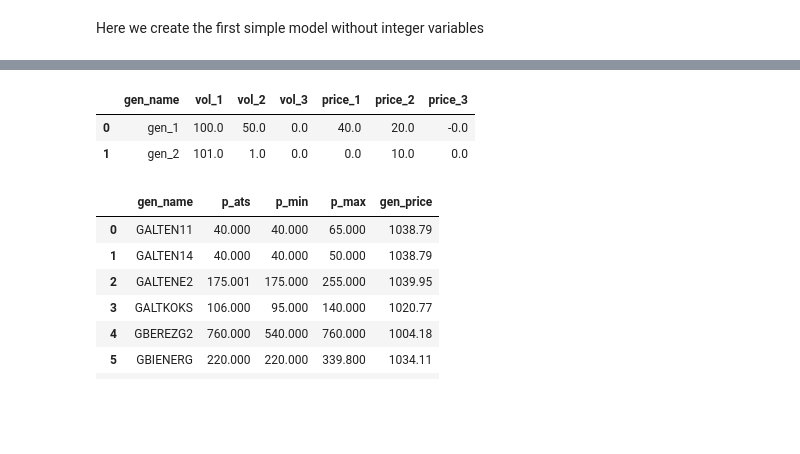
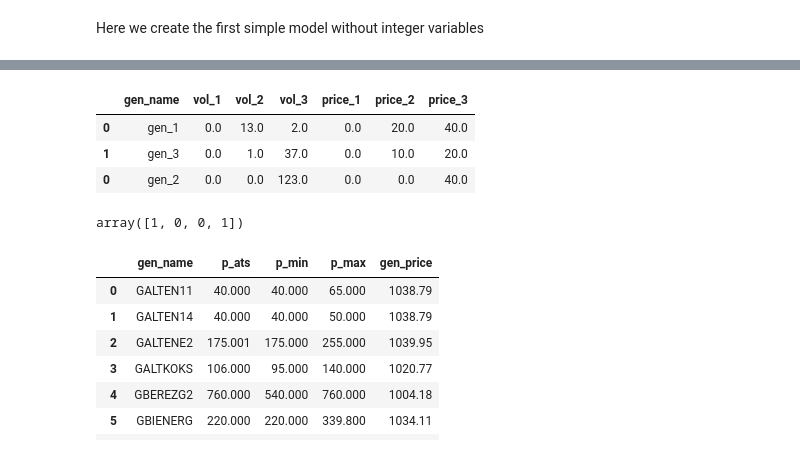
Before and after one commit to Skalolom/ModelBids, a Jupyter notebook: simple_model.ipynb, the cells around one changed output, grey strips where cells are left out. Cells and saved outputs as stored; diff of their text form; code cells hidden in the pictures; blank space fills up the shorter version.

Commit message:
added marginal generators

```diff
--- a/simple_model.ipynb
+++ b/simple_model.ipynb
@@ -161,6 +236,15 @@ def decompose_supply_curve(
         supply_prices: np.ndarray,
         gen_df: pd.DataFrame
 ) -> pd.DataFrame:
+
+    supply_curve = pd.DataFrame({'price': supply_prices, 'volume': supply_volumes})
+    marginal_gen_bids, supply_curve, gen_df = compute_marginal_generators(
+        supply_curve=supply_curve,
+        gen_df=gen_df
+    )
+
+    supply_volumes = supply_curve.loc[:, 'volume'].to_numpy()
+    supply_prices = supply_curve.loc[:, 'price'].to_numpy()
     gen_matrix = gen_df.to_numpy()[:, 1:]
     n, m = supply_volumes.shape[0], gen_matrix.shape[0]
     k = 2*n*m + 4*m
@@ -185,7 +269,7 @@ def decompose_supply_curve(
     #     np.zeros(n*m)
     # ))
     #c = np.concatenate((np.zeros(n*m), np.tile(np.append(1e2*np.ones(1), np.ones(n-1)), (1, m)).flatten(), np.ones(4*m)))
-    c = np.concatenate((np.ones(n*m), -1*np.ones(n*m), np.ones(4*m)))
+    c = np.concatenate((np.ones(n*m), -1*np.zeros(n*m), -1*np.ones(4*m)))
     #c = np.concatenate((np.ones(n*m), np.zeros(n*m), -1*np.ones(4*m)))
     # теперь нам нужно добавить в целевой функционал условие на полноту разбора кривой предложения (как можно больше ступеней кривой
     # предложения должны быть разобраны)
@@ -198,24 +282,29 @@ def decompose_supply_curve(
             x <= upper_bounds
         ]
     )
-    problem.solve(solver='GUROBI', verbose=True, mipgap=1e-3)
+    problem.solve(
+        solver='GUROBI',
+        verbose=True,
+        mip_gap=1e-3
+    )
     gen_bids = parse_solution(
         supply_volumes=supply_volumes,
         supply_prices=supply_prices,
         x_sol=np.array(x.value[:-4*m]),
         gen_names=gen_df.loc[:, 'gen_name'].to_numpy()
     )
+    gen_bids = pd.concat([gen_bids, marginal_gen_bids])
     #gen_bids = np.reshape(np.array(x.value[:-4*m]), (2, n*m))
     return gen_bids
 # %%
 supply_prices = np.array([0, 10, 20, 40])
-supply_volumes = np.array([1000, 1, 50, 100])
+supply_volumes = np.array([1000, 1, 50, 125])
 gen_df = pd.DataFrame({
-    'gen_name': np.array(['gen_1', 'gen_2']),
-    'p_ats': np.array([100, 130]),
-    'p_min': np.array([50, 28]),
-    'p_max': np.array([200, 151]),
-    'gen_price': np.array([25, 35])
+    'gen_name': np.array(['gen_1', 'gen_2', 'gen_3']),
+    'p_ats': np.array([100, 130, 120]),
+    'p_min': np.array([50, 28, 64]),
+    'p_max': np.array([200, 151, 157]),
+    'gen_price': np.array([25, 40, 15])
 })
 gen_matrix = gen_df.to_numpy()[:, 1:]
 A_eq, b_eq = construct_equalities(supply_volumes=supply_volumes, supply_prices=supply_prices, gen_matrix=gen_matrix)
@@ -249,6 +338,17 @@ gen_bids
 |  | gen_name | vol_1 | vol_2 | vol_3 | price_1 | price_2 | price_3 |
-| 0 | gen_1 | 100.0 | 50.0 | 0.0 | 40.0 | 20.0 | -0.0 |
-| 1 | gen_2 | 101.0 | 1.0 | 0.0 | 0.0 | 10.0 | 0.0 |
+| 0 | gen_1 | 0.0 | 13.0 | 2.0 | 0.0 | 20.0 | 40.0 |
+| 1 | gen_3 | 0.0 | 1.0 | 37.0 | 0.0 | 10.0 | 20.0 |
+| 0 | gen_2 | 0.0 | 0.0 | 123.0 | 0.0 | 0.0 | 40.0 |
+# %%
+a = np.array([1, 2])
+b = np.array([2, 3, 4, 1])
+res = np.zeros_like(b)
+for index in range(b.shape[0]):
+    if a[a == b[index]].size:
+        res[index] = 1
+res
+# %% [output]
+array([1, 0, 0, 1])
 # %%
 from datetime import datetime, date, timedelta
 from sqlalchemy import create_engine
```
Also changed, not shown: parts of 27 cells of this notebook.
